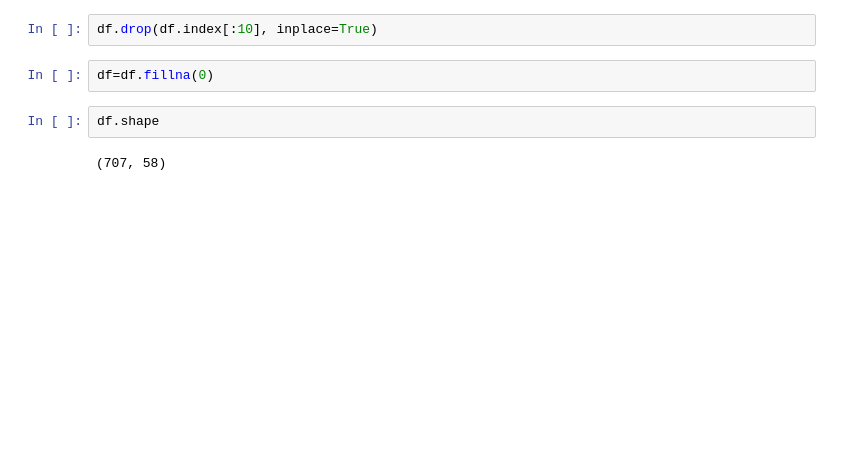
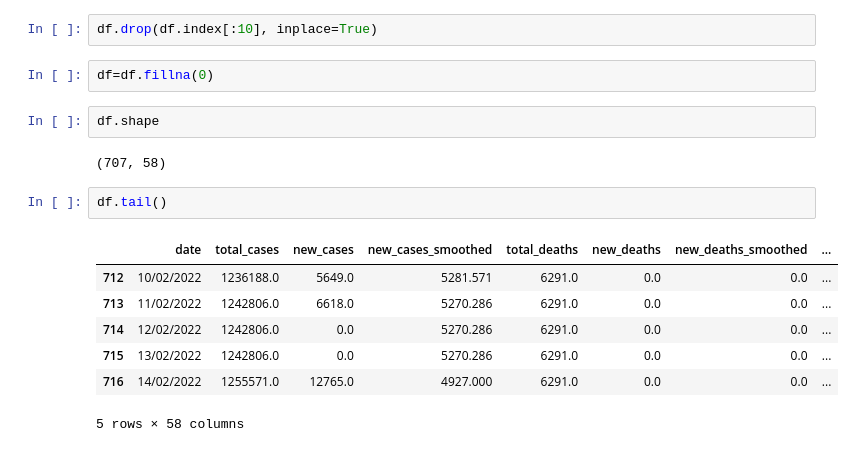
Before and after one commit to SimonMcLain/TUS-Engineering-Team-Project, a Jupyter notebook: Code/dataPrep.ipynb, the cells around one changed output. Cells and saved outputs as stored; diff of their text form; blank space fills up the shorter version.

```diff
--- a/Code/dataPrep.ipynb
+++ b/Code/dataPrep.ipynb
@@ -80,3 +75,13 @@ df=df.fillna(0)
 df.shape
 # %% [output]
 (707, 58)
+# %%
+df.tail()
+# %% [output]
+|  | date | total_cases | new_cases | new_cases_smoothed | total_deaths | new_deaths | new_deaths_smoothed | ... |
+| 712 | 10/02/2022 | 1236188.0 | 5649.0 | 5281.571 | 6291.0 | 0.0 | 0.0 | ... |
+| 713 | 11/02/2022 | 1242806.0 | 6618.0 | 5270.286 | 6291.0 | 0.0 | 0.0 | ... |
+| 714 | 12/02/2022 | 1242806.0 | 0.0 | 5270.286 | 6291.0 | 0.0 | 0.0 | ... |
+| 715 | 13/02/2022 | 1242806.0 | 0.0 | 5270.286 | 6291.0 | 0.0 | 0.0 | ... |
+| 716 | 14/02/2022 | 1255571.0 | 12765.0 | 4927.000 | 6291.0 | 0.0 | 0.0 | ... |
+5 rows × 58 columns
```
Also changed, not shown: parts of 3 cells of this notebook, 18 other files.
